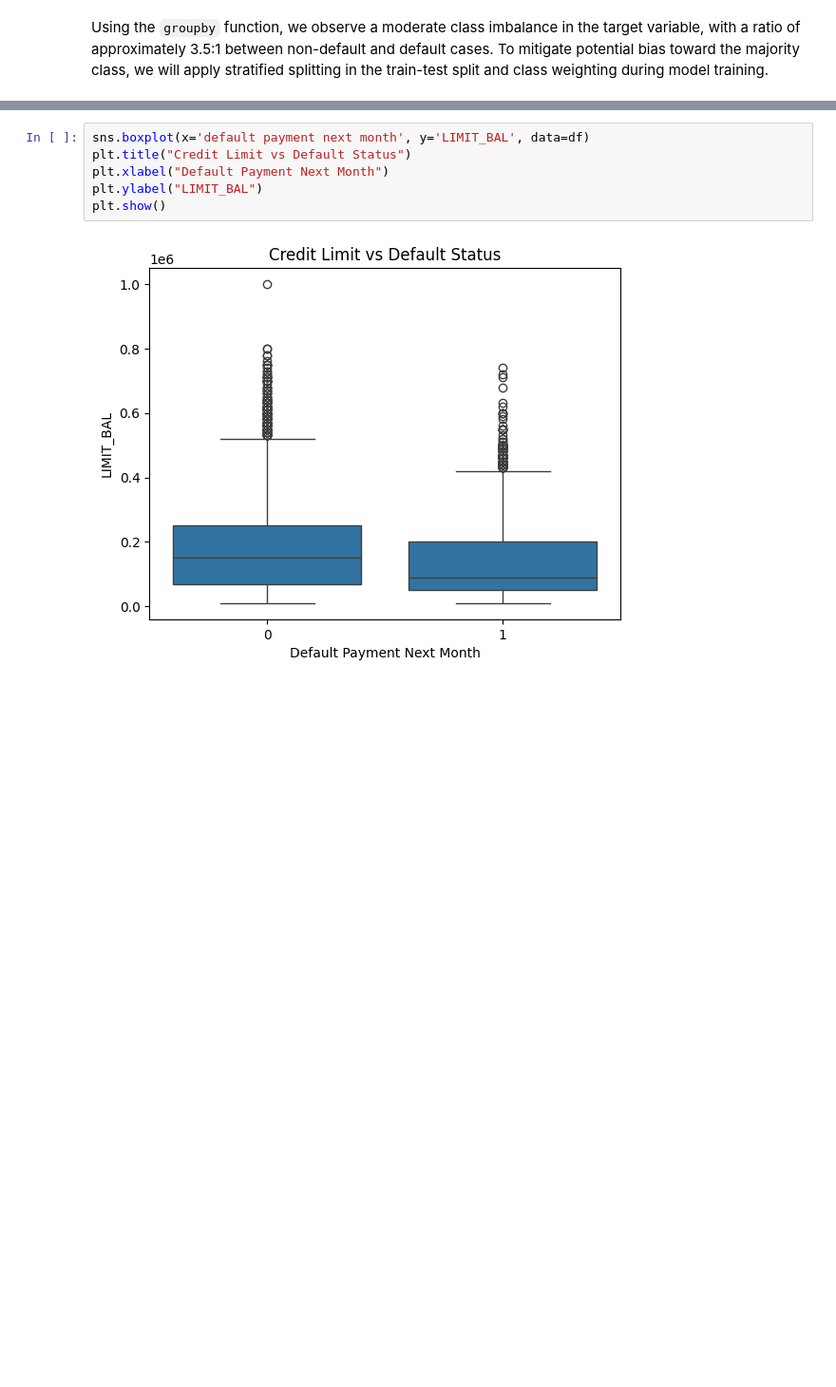
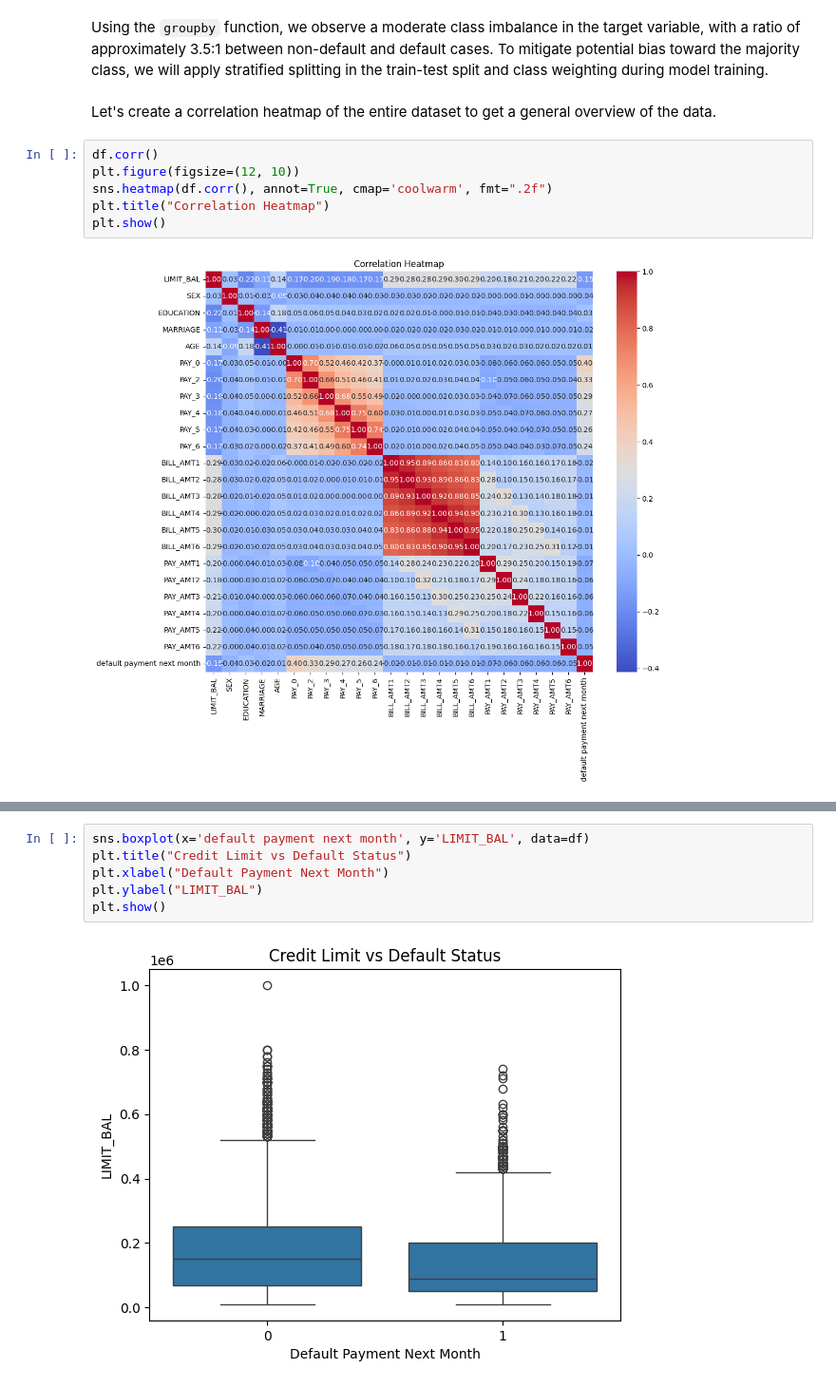
Before and after one commit to kelliekaw/credit-risk-prediction, a Jupyter notebook: credit_risk_prediction.ipynb, the cells around one changed output, grey strips where cells are left out. Shown at 95% size. Cells and saved outputs as stored; diff of their text form; blank space fills up the shorter version.

```diff
--- a/credit_risk_prediction.ipynb
+++ b/credit_risk_prediction.ipynb
@@ -161,3 +208,13 @@ df.groupby('default payment next month').describe()
 # %% [markdown]
 Using the `groupby` function, we observe a moderate class imbalance in the target variable, with a ratio of approximately 3.5:1 between non-default and default cases. To mitigate potential bias toward the majority class, we will apply stratified splitting in the train-test split and class weighting during model training.
+# %% [markdown]
+Let's create a correlation heatmap of the entire dataset to get a general overview of the data.
+# %%
+df.corr()
+plt.figure(figsize=(12, 10))
+sns.heatmap(df.corr(), annot=True, cmap='coolwarm', fmt=".2f")
+plt.title("Correlation Heatmap")
+plt.show()
+# %% [output]
+[figure, added]
 # %% [markdown]
```
Also changed, not shown: parts of 51 cells of this notebook.
